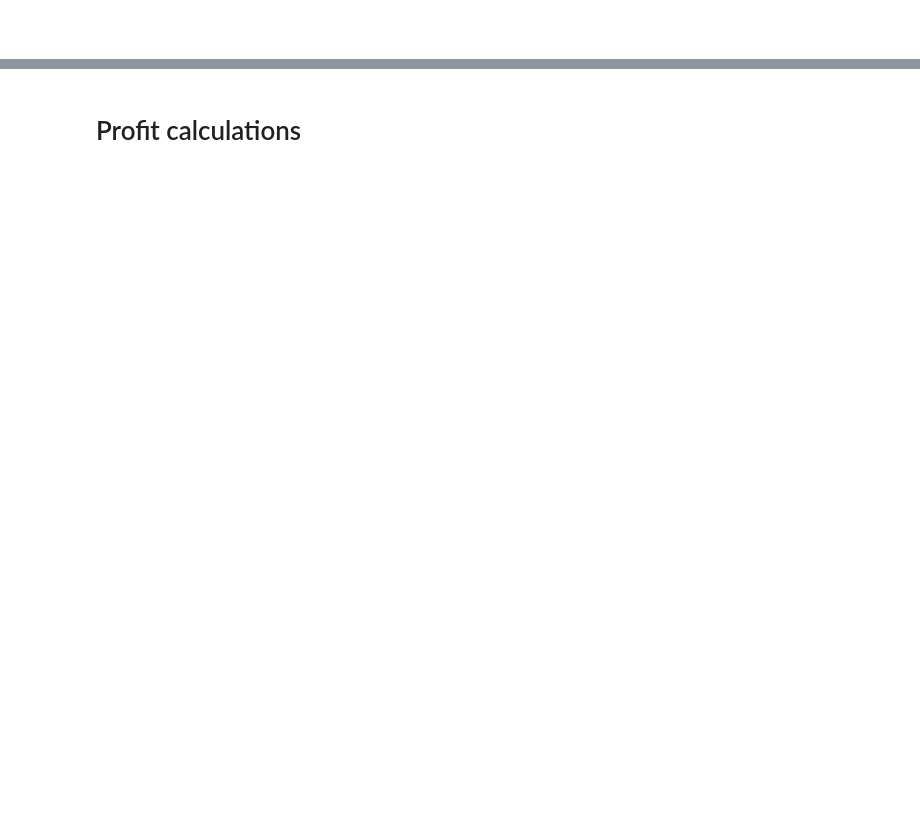
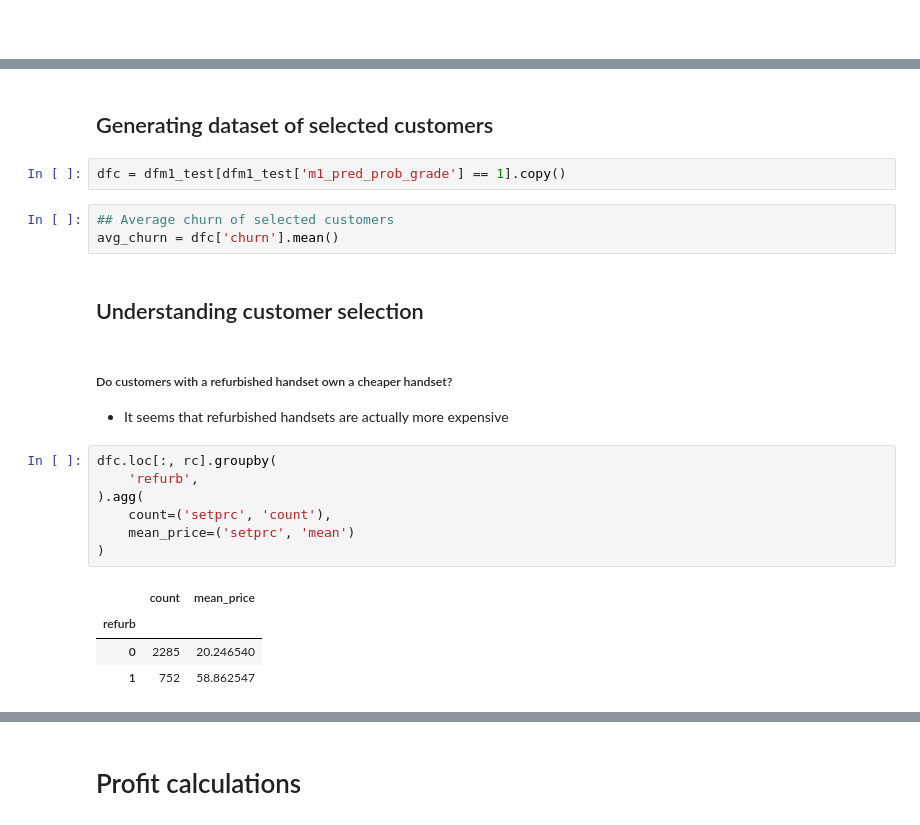
Before and after one commit to robperch/marketing_analytics_cell2cell, a Jupyter notebook: notebooks/cell2cell_nb.ipynb, the cells around one changed output, grey strips where cells are left out. Cells and saved outputs as stored; diff of their text form; blank space fills up the shorter version.

```diff
--- a/notebooks/cell2cell_nb.ipynb
+++ b/notebooks/cell2cell_nb.ipynb
@@ -629,0 +583,24 @@ fig.show()
+# %% [markdown]
+## Generating dataset of selected customers
+# %%
+dfc = dfm1_test[dfm1_test['m1_pred_prob_grade'] == 1].copy()
+# %%
+## Average churn of selected customers
+avg_churn = dfc['churn'].mean()
+# %% [markdown]
+## Understanding customer selection
+# %% [markdown]
+##### Do customers with a refurbished handset own a cheaper handset?
+- It seems that refurbished handsets are actually more expensive
+# %%
+dfc.loc[:, rc].groupby(
+    'refurb',
+).agg(
+    count=('setprc', 'count'),
+    mean_price=('setprc', 'mean')
+)
+# %% [output]
+|  | count | mean_price |
+| refurb |  |  |
+| 0 | 2285 | 20.246540 |
+| 1 | 752 | 58.862547 |
```
Also changed, not shown: parts of 29 cells of this notebook.
